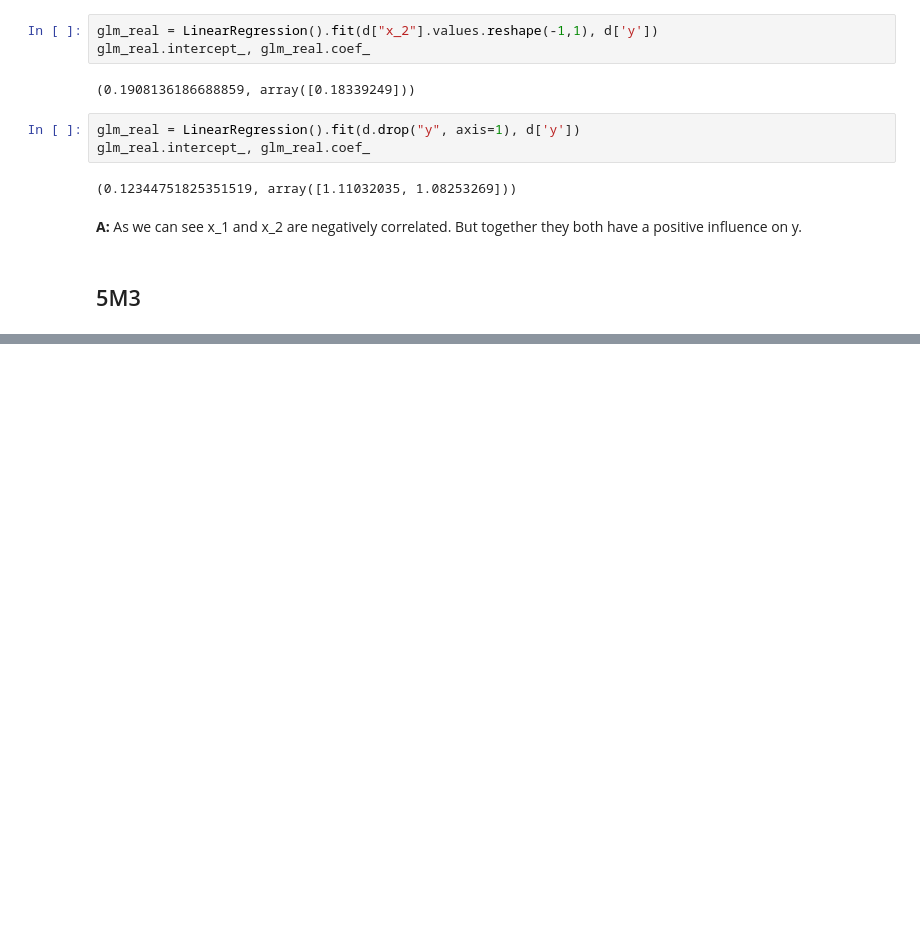
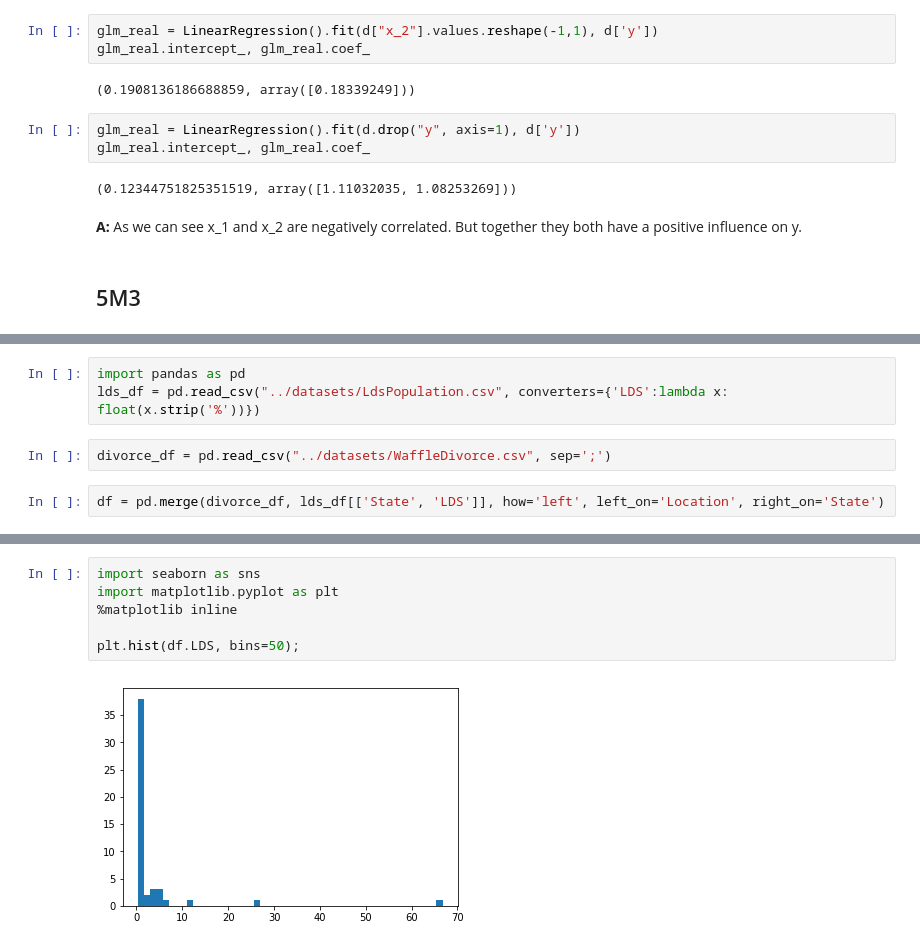
Before and after one commit to Bruschkov/StatisticalRethinking, a Jupyter notebook: chapter05/chapter05_exercises.ipynb, the cells around one changed output, grey strips where cells are left out. Saved outputs shown, nothing was run; the diff lists cells and outputs as text; blank space fills up the shorter version.

```diff
--- a/chapter05/chapter05_exercises.ipynb
+++ b/chapter05/chapter05_exercises.ipynb
@@ -170,0 +251,7 @@ glm_real.intercept_, glm_real.coef_
+# %%
+import pandas as pd
+lds_df = pd.read_csv("../datasets/LdsPopulation.csv", converters={'LDS':lambda x: float(x.strip('%'))})
+# %%
+divorce_df = pd.read_csv("../datasets/WaffleDivorce.csv", sep=';')
+# %%
+df = pd.merge(divorce_df, lds_df[['State', 'LDS']], how='left', left_on='Location', right_on='State')
@@ -170,0 +267,8 @@ glm_real.intercept_, glm_real.coef_
+# %%
+import seaborn as sns
+import matplotlib.pyplot as plt
+%matplotlib inline
+
+plt.hist(df.LDS, bins=50);
+# %% [output]
+[figure, added]
```
Also changed, not shown: parts of 29 cells of this notebook, 3 other files.
